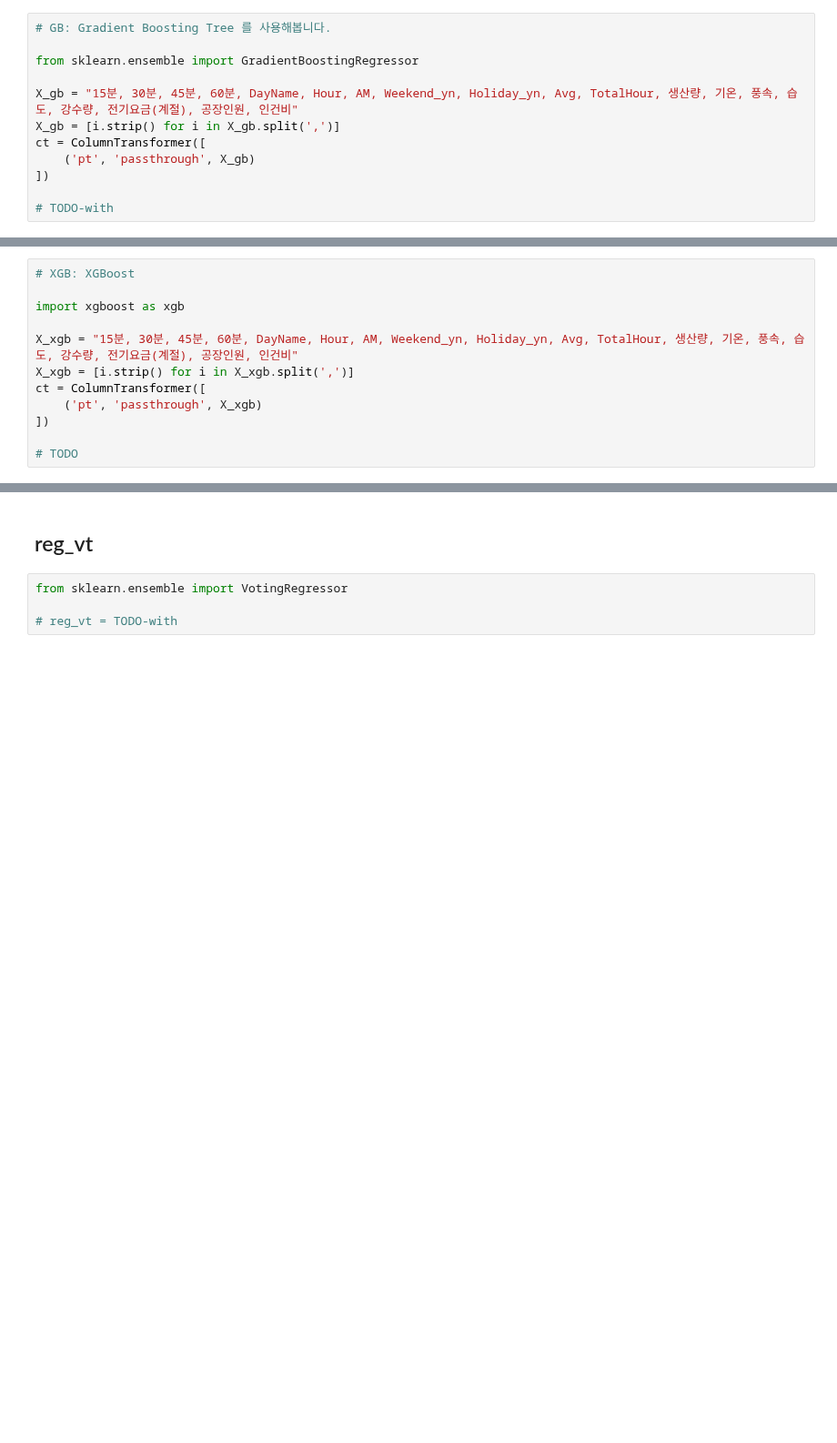
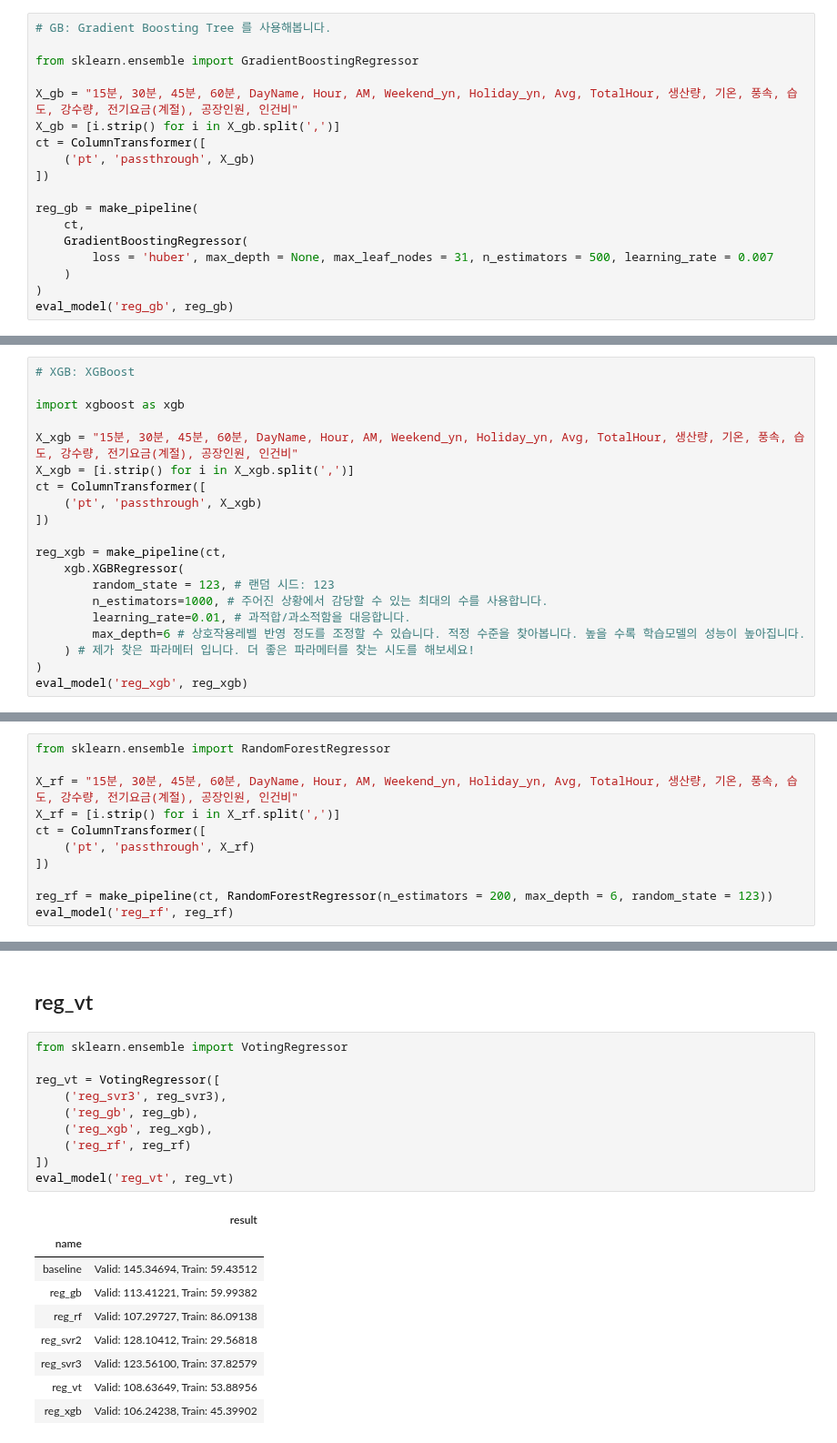
Before and after one commit to sunkusun9/DS_Lv3_2505_2, a Jupyter notebook: sec_ds_lv3_prob3_kaggle.ipynb, the cells around one changed output, grey strips where cells are left out. Shown at 91% size. Drawn from its saved outputs; the diff is of its cells as text; blank space fills up the shorter version.

```diff
--- a/sec_ds_lv3_prob3_kaggle.ipynb
+++ b/sec_ds_lv3_prob3_kaggle.ipynb
@@ -401,4 +401,10 @@ ct = ColumnTransformer([
     ('pt', 'passthrough', X_gb)
 ])
 
-# TODO-with
+reg_gb = make_pipeline(
+    ct,
+    GradientBoostingRegressor(
+        loss = 'huber', max_depth = None, max_leaf_nodes = 31, n_estimators = 500, learning_rate = 0.007
+    )
+)
+eval_model('reg_gb', reg_gb)
@@ -415,4 +429,12 @@ ct = ColumnTransformer([
     ('pt', 'passthrough', X_xgb)
 ])
 
-# TODO
+reg_xgb = make_pipeline(ct,
+    xgb.XGBRegressor(
+        random_state = 123, # 랜덤 시드: 123
+        n_estimators=1000, # 주어진 상황에서 감당할 수 있는 최대의 수를 사용합니다.
+        learning_rate=0.01, # 과적합/과소적함을 대응합니다.
+        max_depth=6 # 상호작용레벨 반영 정도를 조정할 수 있습니다. 적정 수준을 찾아봅니다. 높을 수록 학습모델의 성능이 높아집니다.
+    ) # 제가 찾은 파라메터 입니다. 더 좋은 파라메터를 찾는 시도를 해보세요!
+)
+eval_model('reg_xgb', reg_xgb)
@@ -430,0 +458,11 @@ ct = ColumnTransformer([
+# %%
+from sklearn.ensemble import RandomForestRegressor
+
+X_rf = "15분, 30분, 45분, 60분, DayName, Hour, AM, Weekend_yn, Holiday_yn, Avg, TotalHour, 생산량, 기온, 풍속, 습도, 강수량, 전기요금(계절), 공장인원, 인건비"
+X_rf = [i.strip() for i in X_rf.split(',')]
+ct = ColumnTransformer([
+    ('pt', 'passthrough', X_rf)
+])
+
+reg_rf = make_pipeline(ct, RandomForestRegressor(n_estimators = 200, max_depth = 6, random_state = 123))
+eval_model('reg_rf', reg_rf)
@@ -433,4 +481,20 @@ ct = ColumnTransformer([
 # %%
 from sklearn.ensemble import VotingRegressor
 
-# reg_vt = TODO-with
+reg_vt = VotingRegressor([
+    ('reg_svr3', reg_svr3),
+    ('reg_gb', reg_gb),
+    ('reg_xgb', reg_xgb),
+    ('reg_rf', reg_rf)
+])
+eval_model('reg_vt', reg_vt)
+# %% [output]
+|  | result |
+| name |  |
+| baseline | Valid: 145.34694, Train: 59.43512 |
+| reg_gb | Valid: 113.41221, Train: 59.99382 |
+| reg_rf | Valid: 107.29727, Train: 86.09138 |
+| reg_svr2 | Valid: 128.10412, Train: 29.56818 |
+| reg_svr3 | Valid: 123.56100, Train: 37.82579 |
+| reg_vt | Valid: 108.63649, Train: 53.88956 |
+| reg_xgb | Valid: 106.24238, Train: 45.39902 |
```
Also changed, not shown: parts of 12 cells of this notebook.
